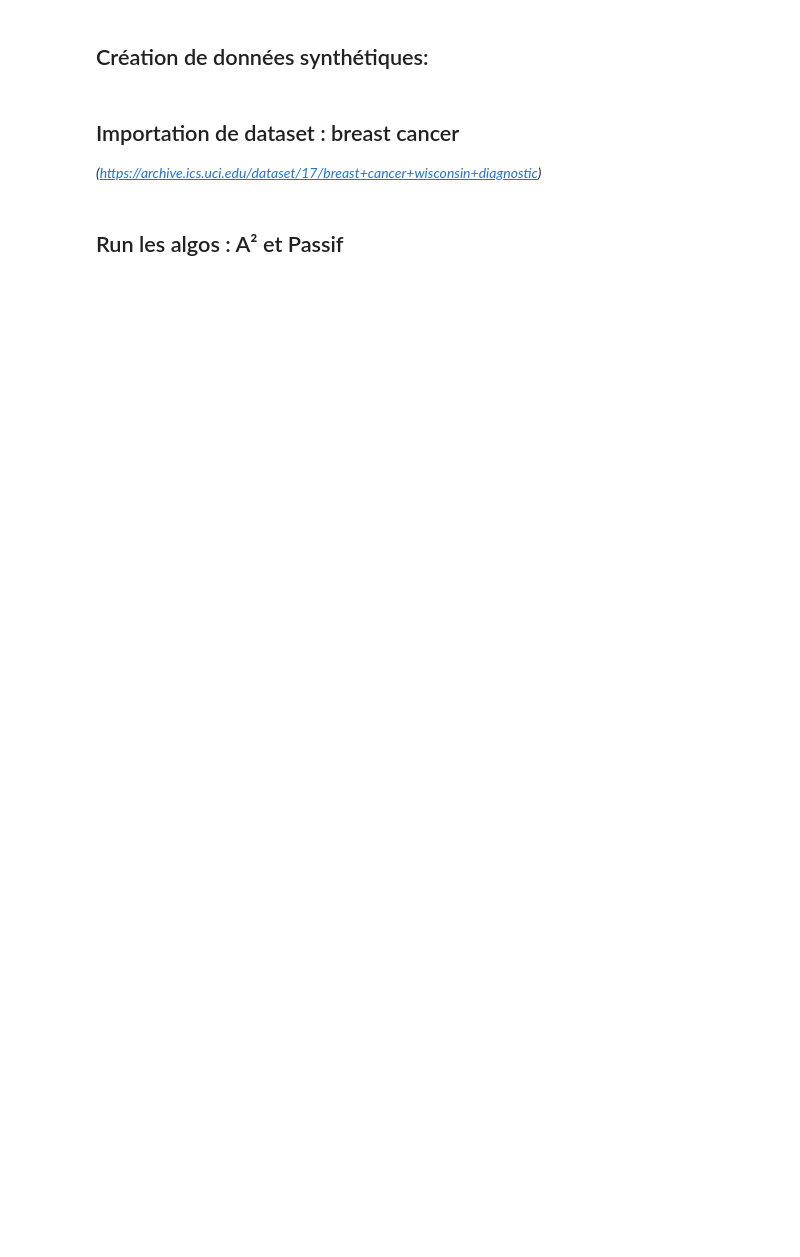
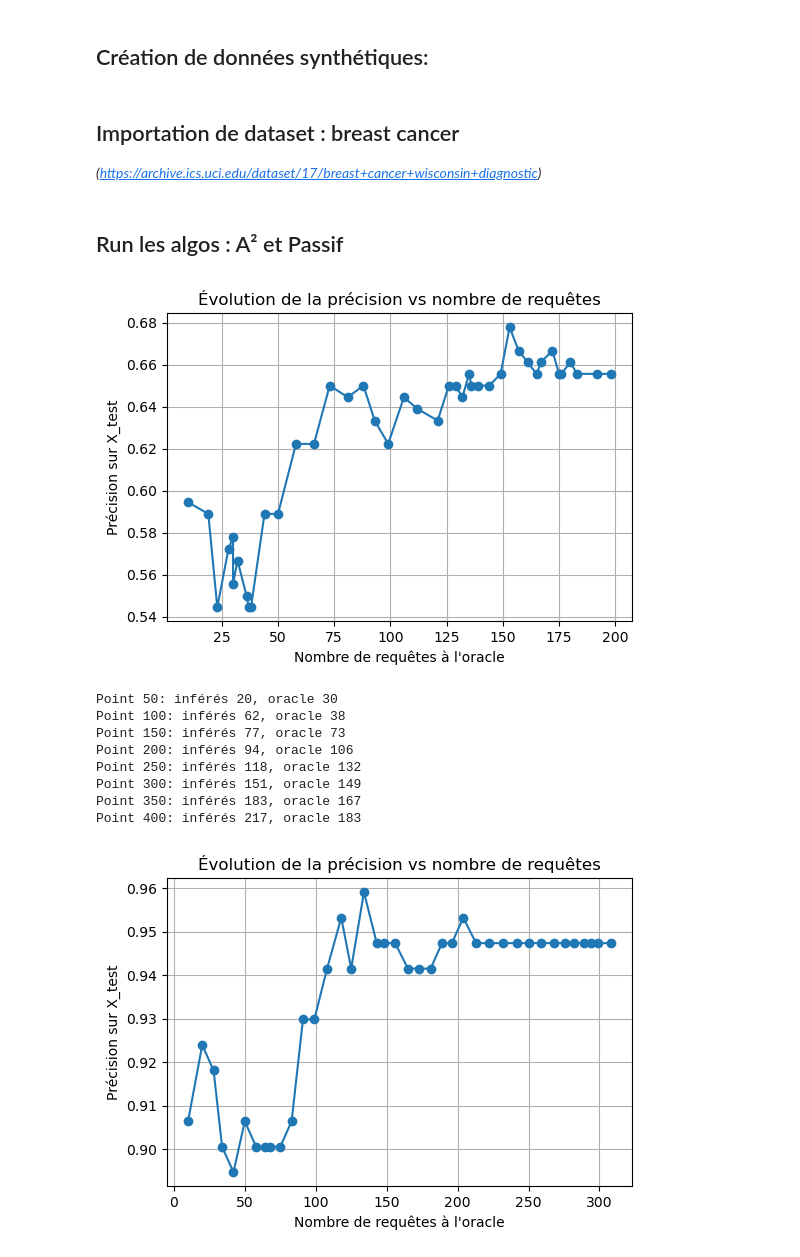
Before and after one commit to ayselatx/AdvancedML, a Jupyter notebook: A2.ipynb, the cells around one changed output. Saved outputs shown, nothing was run; the diff lists cells and outputs as text; code cells hidden in the pictures; blank space fills up the shorter version.

```diff
--- a/A2.ipynb
+++ b/A2.ipynb
@@ -184,0 +436,25 @@ def run_experiment(X, y, test_size=0.3, stream_seed=1):
+# %%
+def run_passive_baseline(X_pool, y_pool, n_queries, learn_H):
+    """
+    Entraîne un modèle passif sur n_queries exemples tirés au hasard.
+    Si n_queries = 0 → retourne un classifieur constant +1.
+    """
+    # STEP 0 : aucune requête → modèle trivial
+    if n_queries == 0:
+        return SimpleClassifier(mode="constant", constant_value=1)
+
+    # STEP 1 : Sélection aléatoire de n_queries données
+    idx = np.random.choice(len(X_pool), size=n_queries, replace=False)
+    X_train = X_pool[idx]
+    y_train = y_pool[idx]
+
+    # STEP 2 : Remapping 0 → -1 si nécessaire
+    y_train = np.where(y_train == 0, -1, y_train)
+
+    # STEP 3 : Format (x, y)
+    data = list(zip(X_train, y_train))
+
+    # STEP 4 : Entraînement via learn_H
+    model = learn_H(data, [])
+
+    return model
@@ -201,13 +537,37 @@ y_bc = bc.target
 # %%
 res_syn = run_experiment(X_syn, y_syn, test_size=0.3, stream_seed=2)
 
 res_bc = run_experiment(X_bc, y_bc, test_size=0.3, stream_seed=3)
 
 
 results_df = pd.DataFrame([
     {"dataset": "Synthetic", "acc_active": res_syn["acc_active"], "acc_passive": res_syn["acc_passive"], "queries": res_syn["queries"]},
     {"dataset": "BreastCancer", "acc_active": res_bc["acc_active"], "acc_passive": res_bc["acc_passive"], "queries": res_bc["queries"]},
 ])
 
-print("Results summary:")
+print("\n\nResults summary:")
 print(results_df.to_string(index=False))
+
+
+for name, res in zip(["Synthetic", "BreastCancer"], [res_syn, res_bc]):
+    print(f"\nDataset: {name}")
+    print(f"A² Active Accuracy: {res['acc_active']:.3f}")
+    print(f"Passive baseline Accuracy: {res['acc_passive']:.3f}")
+    print(f"Number of queries: {res['queries']}")
+    print("Other passive classifiers:")
+    for clf_name, acc in res['passive_classifiers'].items():
+        print(f"  {clf_name}: {acc:.3f}")
+
+plot_results(res_syn, "Synthetic")
+plot_results(res_bc, "BreastCancer")
+# %% [output]
+[figure, added]
+Point 50: inférés 20, oracle 30
+Point 100: inférés 62, oracle 38
+Point 150: inférés 77, oracle 73
+Point 200: inférés 94, oracle 106
+Point 250: inférés 118, oracle 132
+Point 300: inférés 151, oracle 149
+Point 350: inférés 183, oracle 167
+Point 400: inférés 217, oracle 183
+[figure, added]
```
Also changed, not shown: parts of 16 cells of this notebook, 1 other file.
